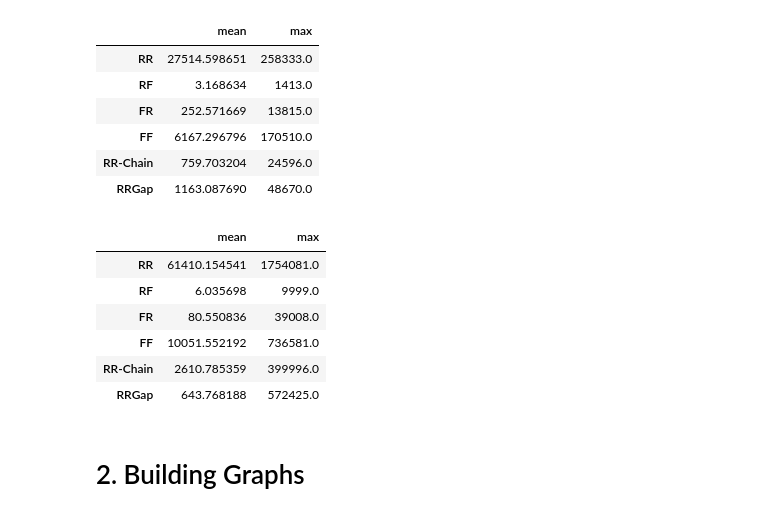
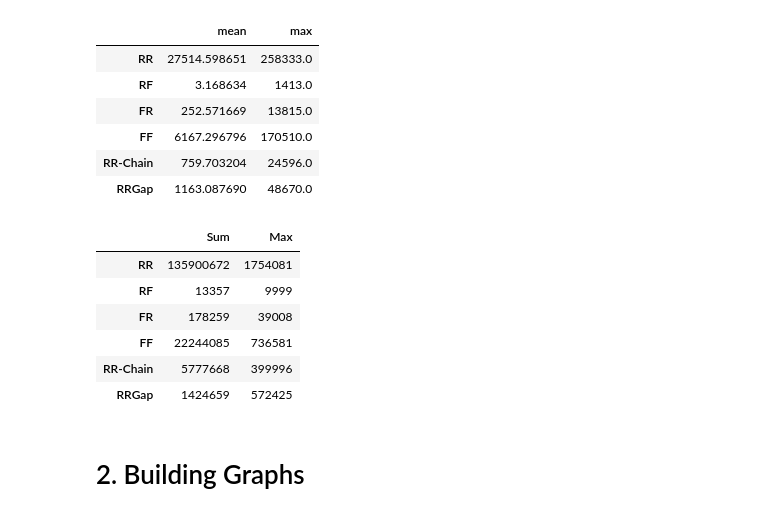
Before and after one commit to dataspread/SpreadsheetAnalyzer, a Jupyter notebook: test_result_analysis.ipynb, the cells around one changed output. Saved outputs shown, nothing was run; the diff lists cells and outputs as text; code cells hidden in the pictures.

```diff
--- a/test_result_analysis.ipynb
+++ b/test_result_analysis.ipynb
@@ -134,17 +134,21 @@ df_enron_pattern_reduce.describe().T[['mean', 'max']]
 # %%
 df_github_pattern_reduce = pd.DataFrame()
 pattern_type = ['RR', 'RF', 'FR', 'FF', 'RR-Chain', 'RRGap']
 for pattern in pattern_type:
     df_github_pattern_reduce[pattern] = df_github_stat[pattern + "_Diff"]
-df_github_pattern_reduce.describe().T[['mean', 'max']]
+df_github_pattern_stat = pd.DataFrame()
+df_github_pattern_stat.index = df_github_pattern_reduce.T.index
+df_github_pattern_stat['Sum'] = df_github_pattern_reduce.sum()
+df_github_pattern_stat['Max'] = df_github_pattern_reduce.max()
+df_github_pattern_stat
 # %% [output]
-|  | mean | max |
-| RR | 61410.154541 | 1754081.0 |
-| RF | 6.035698 | 9999.0 |
-| FR | 80.550836 | 39008.0 |
-| FF | 10051.552192 | 736581.0 |
-| RR-Chain | 2610.785359 | 399996.0 |
-| RRGap | 643.768188 | 572425.0 |
+|  | Sum | Max |
+| RR | 135900672 | 1754081 |
+| RF | 13357 | 9999 |
+| FR | 178259 | 39008 |
+| FF | 22244085 | 736581 |
+| RR-Chain | 5777668 | 399996 |
+| RRGap | 1424659 | 572425 |
 # %% [markdown]
 # 2. Building Graphs
 # %%
```
